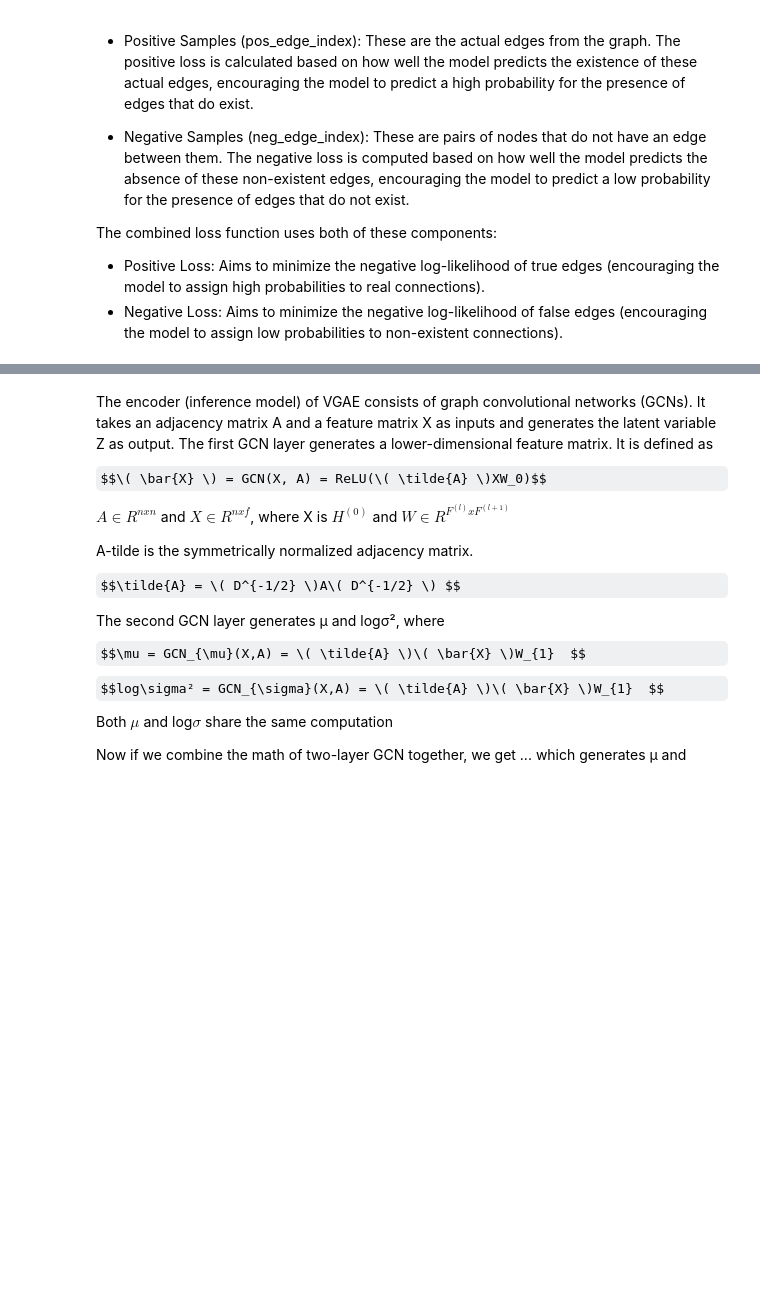
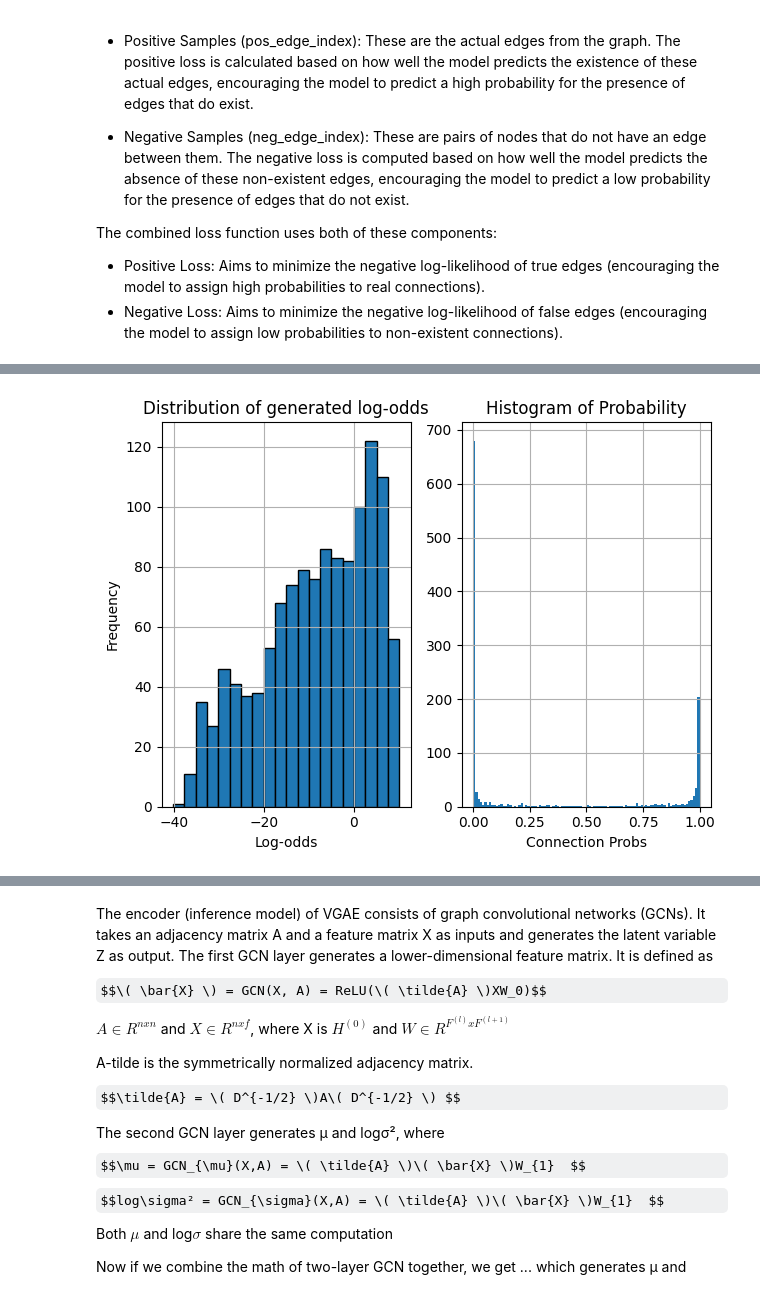
Before and after one commit to FisnikZogaj/MA, a Jupyter notebook: DeepGenerativeModels/VGAE.ipynb, the cells around one changed output, grey strips where cells are left out. Saved outputs shown, nothing was run; the diff lists cells and outputs as text; code cells hidden in the pictures; some formulas as TeX source; blank space fills up the shorter version.

```diff
--- a/DeepGenerativeModels/VGAE.ipynb
+++ b/DeepGenerativeModels/VGAE.ipynb
@@ -56,0 +145,46 @@ being connected
+# %%
+def gen_connectivity(df_long, intercept=10):
+    # np.random.seed(26)
+    # A low negative intercept means a low default connection probability (all else = 0)
+    # Pushing it extremely low, will cause no connections
+    beta_0 = intercept
+
+    # Coefficient for x1_delta: the larger the gap, the less likely a connection happens
+    beta_x1 = -4.5
+    # Coefficient for same experience: 1 -> making it more likely to connect
+    beta_x2 = -3.5
+    # Coefficient for same class, 1 -> making it more likely to connect
+    beta_x3 = np.log(1.5)  # increase the odds-ratio by _(whats inside the log)
+
+    log_odds = (beta_0 +
+                beta_x1 * df_long.x1_delta +
+                beta_x2 * df_long.x2_delta +
+                beta_x3 * df_long.same_x3 +
+                np.random.normal(0,0.5,df_long.shape[0]))
+    # eps: Changes shape of distribution, larger variance -> clearer bounds
+    # Can break indented structure harshly when too high
+    Connection_Prob = 1 / (1 + np.exp(-log_odds))
+
+    #df_long["Connection_Prob"] = 1 / (1 + np.exp(-log_odds))
+
+    return log_odds, Connection_Prob
+
+log_odds, Connection_Prob = gen_connectivity(df_long)
+df_long["Connection_Prob"] = Connection_Prob
+# %%
+plt.subplot(1, 2, 1)
+plt.hist(log_odds, bins= 20, edgecolor='black')
+plt.title("Distribution of generated log-odds")
+plt.xlabel('Log-odds')
+plt.ylabel('Frequency')
+plt.grid(True)
+
+plt.subplot(1, 2, 2)
+df_long["Connection_Prob"].hist(bins=100)
+plt.title('Histogram of Probability')
+plt.xlabel('Connection Probs')
+
+plt.tight_layout()
+plt.show()
+# %% [output]
+[figure, added]
```
Also changed, not shown: parts of 10 cells of this notebook, 1 other file.
